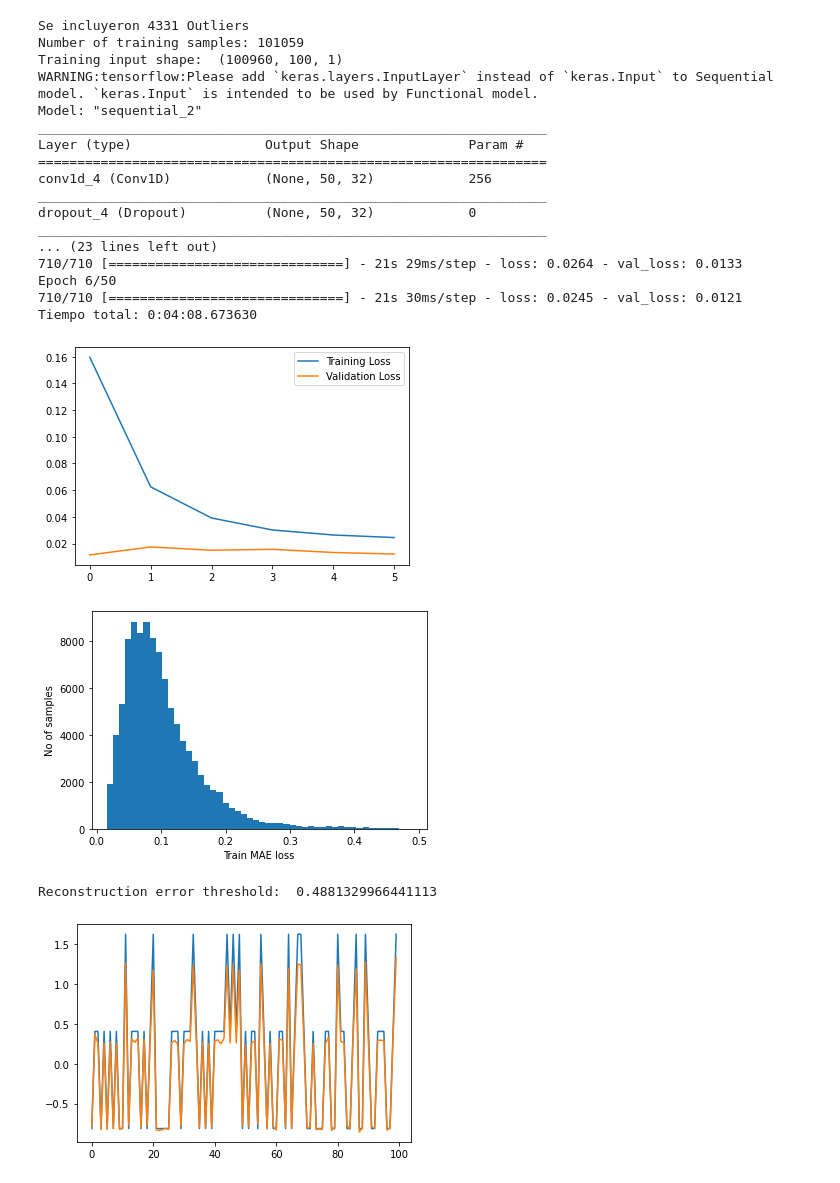
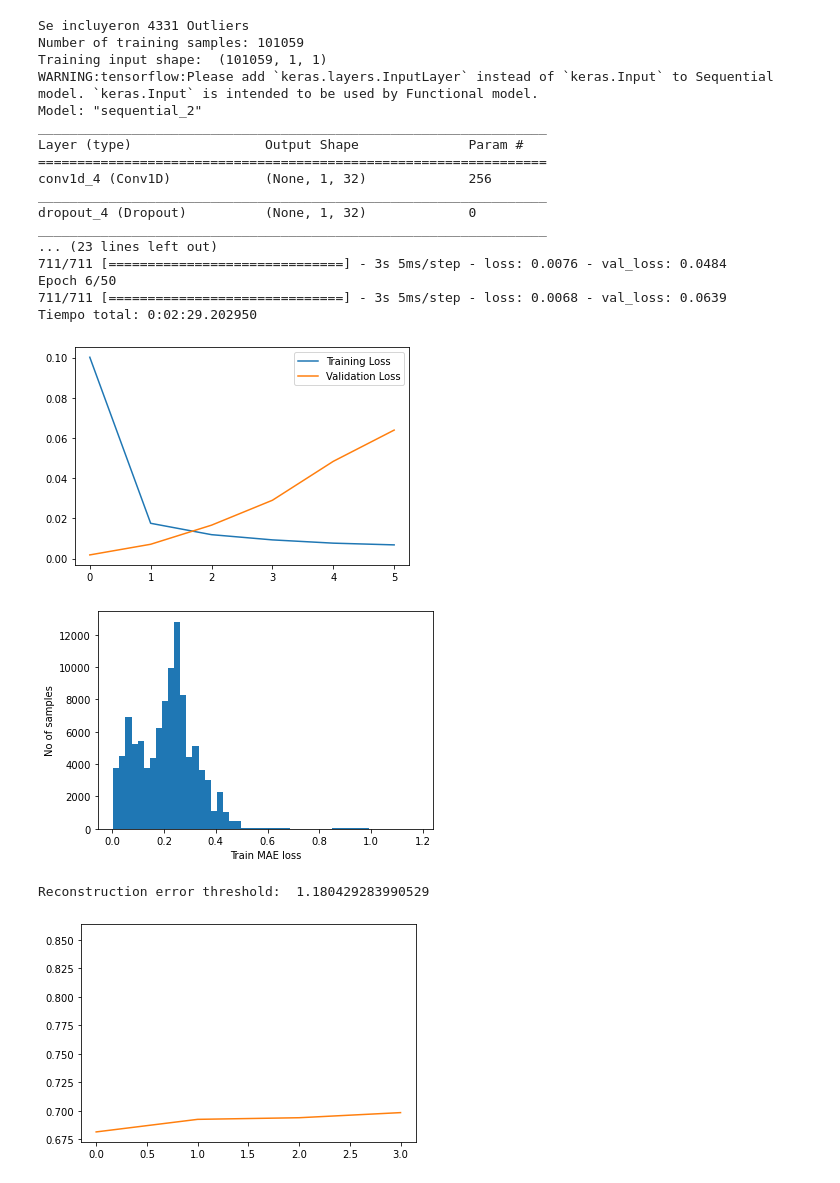
Before and after one commit to ferrcho024/Objetive_1, a Jupyter notebook: Outlier Detection/Autoencoder_MSE.ipynb, the cells around one changed output. Drawn from its saved outputs; the diff is of its cells as text; code cells hidden in the pictures.

```diff
--- a/Outlier Detection/Autoencoder_MSE.ipynb
+++ b/Outlier Detection/Autoencoder_MSE.ipynb
@@ -50,7 +50,8 @@ for en in nodo_entreno:
 entrenamiento["fechaHora"] = entrenamiento["fecha"] + " " + entrenamiento["hora"]
 diferencias (entrenamiento,[variable],redondeo)
 
-df_small_noise = entrenamiento.loc[:,["fechaHora", variable+"_dif"]]
+#df_small_noise = entrenamiento.loc[:,["fechaHora", variable+"_dif"]]
+df_small_noise = entrenamiento.loc[:,["fechaHora", variable]]
 #pd.to_datetime(df_small_noise["fechaHora"])
 df_small_noise.set_index("fechaHora", inplace=True)
 
@@ -60,7 +61,8 @@ prediccion["fechaHora"] = prediccion["fecha"] + " " + prediccion["hora"]
 prediccion_ori, prediccion, outliers = synthetic_data(prediccion,0.1,20)
 diferencias (prediccion,[variable],redondeo)
 
-df_daily_jumpsup = prediccion.loc[:,["fechaHora", variable+"_dif"]]
+#df_daily_jumpsup = prediccion.loc[:,["fechaHora", variable+"_dif"]]
+df_daily_jumpsup = prediccion.loc[:,["fechaHora", variable]]
 pd.to_datetime(df_daily_jumpsup["fechaHora"])
 df_daily_jumpsup.set_index("fechaHora", inplace=True)
 
@@ -72,7 +74,7 @@ df_training_value = (df_small_noise - training_mean) / training_std
 
 print("Number of training samples:", len(df_training_value))
 
-TIME_STEPS = 100
+TIME_STEPS = 1
 
 # Generated training sequences for use in the model.
 def create_sequences(values, time_steps=TIME_STEPS):
@@ -114,40 +116,40 @@ history = model.fit(
     x_train,
     epochs=50,
     batch_size=128,
     validation_split=0.1,
     callbacks=[
         keras.callbacks.EarlyStopping(monitor="val_loss", patience=5, mode="min")
     ],
 )
 
 fin = datetime.now()
 #print("Tiempo RNN:", time_rnn.time())
 #print("Tiempo de entrenamiento:",tiempo_entrenamiento)
 print("Tiempo total:", fin-inicio)
 
 plt.plot(history.history["loss"], label="Training Loss")
 plt.plot(history.history["val_loss"], label="Validation Loss")
 plt.legend()
 plt.show()
 # %% [output]
 Se incluyeron 4331 Outliers
 Number of training samples: 101059
-Training input shape:  (100960, 100, 1)
+Training input shape:  (101059, 1, 1)
 WARNING:tensorflow:Please add `keras.layers.InputLayer` instead of `keras.Input` to Sequential model. `keras.Input` is intended to be used by Functional model.
 Model: "sequential_2"
 _________________________________________________________________
 Layer (type)                 Output Shape              Param #
 =================================================================
-conv1d_4 (Conv1D)            (None, 50, 32)            256
+conv1d_4 (Conv1D)            (None, 1, 32)             256
 _________________________________________________________________
-dropout_4 (Dropout)          (None, 50, 32)            0
+dropout_4 (Dropout)          (None, 1, 32)             0
 _________________________________________________________________
 ... (23 lines left out)
-710/710 [==============================] - 21s 29ms/step - loss: 0.0264 - val_loss: 0.0133
+711/711 [==============================] - 3s 5ms/step - loss: 0.0076 - val_loss: 0.0484
 Epoch 6/50
-710/710 [==============================] - 21s 30ms/step - loss: 0.0245 - val_loss: 0.0121
-Tiempo total: 0:04:08.673630
+711/711 [==============================] - 3s 5ms/step - loss: 0.0068 - val_loss: 0.0639
+Tiempo total: 0:02:29.202950
-[figure, old version]
+[figure, new version]
 # %%
 x_train_pred = model.predict(x_train)
 train_mae_loss = np.mean(np.abs(x_train_pred - x_train), axis=1)
@@ -165,9 +167,9 @@ plt.plot(x_train[0])
 plt.plot(x_train_pred[0])
 plt.show()
 # %% [output]
-[figure, old version]
+[figure, new version]
-Reconstruction error threshold:  0.4881329966441113
+Reconstruction error threshold:  1.180429283990529
-[figure, old version]
+[figure, new version]
 # %%
 df_test_value = (df_daily_jumpsup - training_mean) / training_std
 fig, ax = plt.subplots()
```
Also changed, not shown: parts of 5 cells of this notebook.
